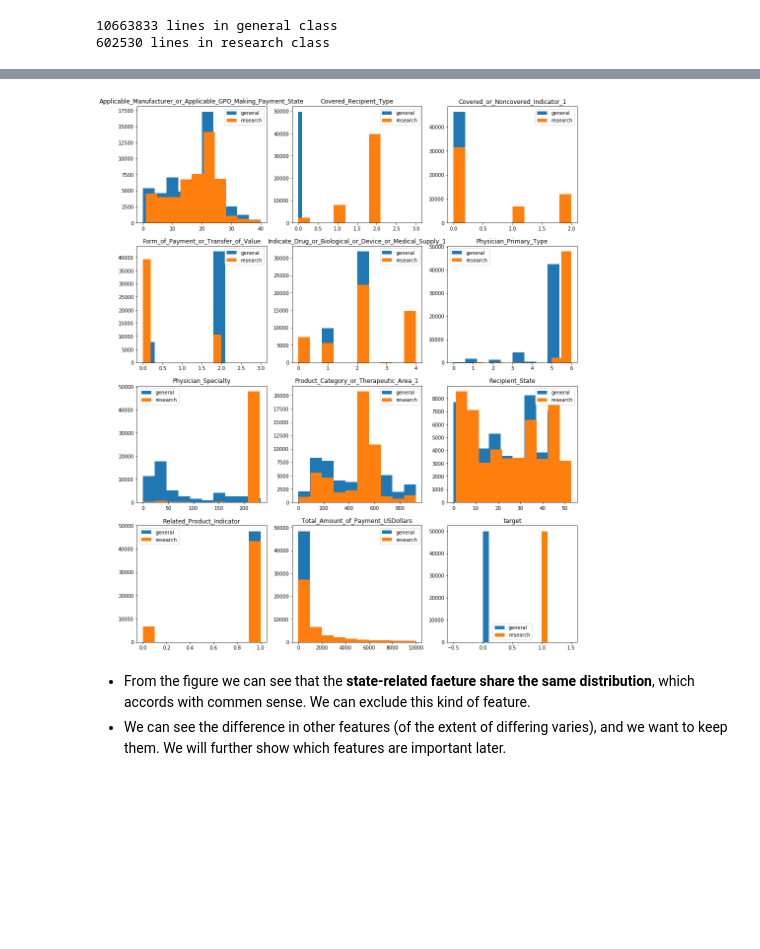
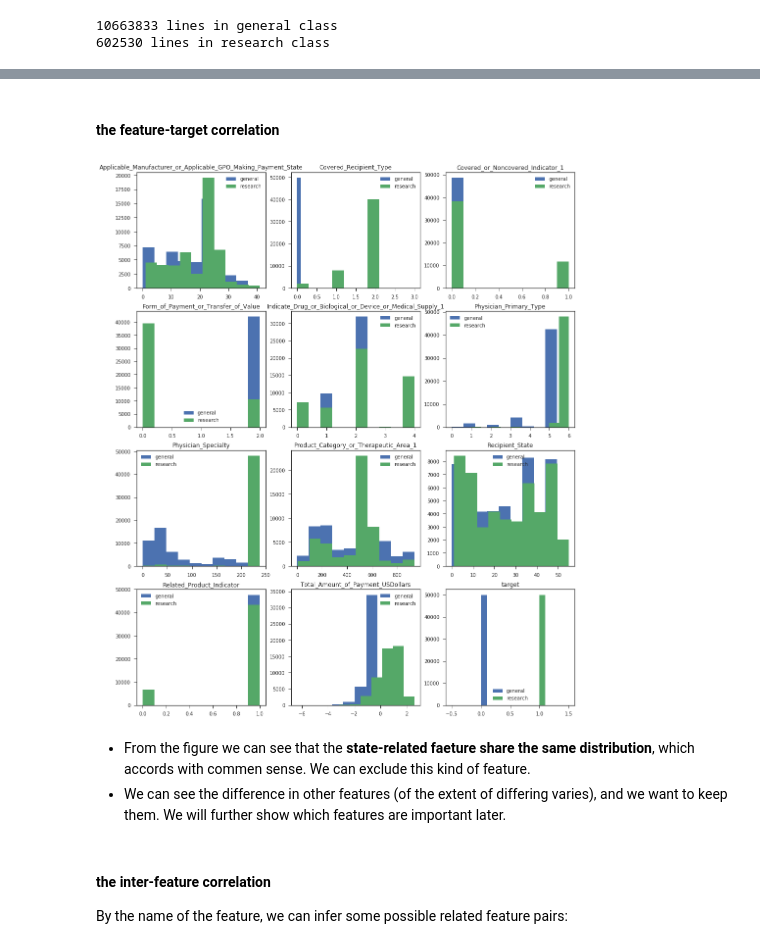
Before and after one commit to ZhaobinMo/COMS-W4995-Applied-ML, a Jupyter notebook: HW3/HW3.ipynb, the cells around one changed output, grey strips where cells are left out. Cells and saved outputs as stored; diff of their text form; code cells hidden in the pictures; blank space fills up the shorter version.

```diff
--- a/HW3/HW3.ipynb
+++ b/HW3/HW3.ipynb
@@ -52,8 +55,7 @@ owner.head(2)
 | 1 | UNCHANGED | 80522 | HUSAM | H | BALKHY | ... |
 # %%
 # head of research
-research = pd.read_csv(DATA_DIR +'/' + 'OP_DTL_RSRCH_PGYR2017_P01182019.csv',
-                     nrows = 100)
+research = pd.read_csv(DATA_DIR +'/' + 'OP_DTL_RSRCH_PGYR2017_P01182019.csv')
 research.head(2)
 # %% [output]
 |  | Change_Type | Covered_Recipient_Type | Noncovered_Recipient_Entity_Name | Teaching_Hospital_CCN | Teaching_Hospital_ID | ... |
@@ -208,8 +212,0 @@ research['target'] = 1
-# %%
-# concat the table and encode the feature for better visualization
-XY = pd.concat([general, research])
-
-# upper bound of the payment amount
-mask = XY.Total_Amount_of_Payment_USDollars>80000
-XY.loc[mask, 'Total_Amount_of_Payment_USDollars'] = 80000
-XY.Total_Amount_of_Payment_USDollars.hist()
@@ -230,0 +233,6 @@ XY.head()
+# %%
+pt = PowerTransformer(method='box-cox')
+pt.fit(XY.Total_Amount_of_Payment_USDollars.values.reshape(-1,1))
+XY['Total_Amount_of_Payment_USDollars'] = \
+    pt.transform(XY.Total_Amount_of_Payment_USDollars.values.reshape(-1,1))
+XY.Total_Amount_of_Payment_USDollars.hist()
@@ -230,0 +276,14 @@ XY.head()
+# %%
+# impute the NAN (1/2)
+# THE skelearn imputer will be used in later section
+XY['Applicable_Manufacturer_or_Applicable_GPO_Making_Payment_State'] = \
+    XY.Applicable_Manufacturer_or_Applicable_GPO_Making_Payment_State \
+    .fillna(XY.Applicable_Manufacturer_or_Applicable_GPO_Making_Payment_State.mode().iloc[0])
+
+XY['Covered_or_Noncovered_Indicator_1'] = \
+    XY.Covered_or_Noncovered_Indicator_1 \
+    .fillna(XY.Covered_or_Noncovered_Indicator_1.mode().iloc[0])
+
+# impute the NAN (2/2)
+XY = XY.fillna('NAN')
+XY.head()
@@ -259,21 +307,20 @@ Name: Total_Amount_of_Payment_USDollars, Length: 49917, dtype: float64
+# %% [markdown]
+#### the feature-target correlation
 # %%
 # plot the distribution of features for 2 class
 fig, ax = plt.subplots(nrows=4, ncols = 3, figsize = (16, 20))
 n_fig = 0
 for row in ax:
     for col in row:
         gen = XY.loc[XY.target==0, colnames[n_fig]]
         res = XY.loc[XY.target==1, colnames[n_fig]]
-        if colnames[n_fig] == 'Total_Amount_of_Payment_USDollars':# for better visuliazation
-            gen = gen[gen < 10000]
-            res = res[res < 10000]
         col.hist(gen)
         col.hist(res)
         col.axes.set_title(colnames[n_fig])
         col.axes.legend(['general','research'])
         n_fig += 1
 # %% [output]
-[figure, old version]
+[figure, new version]
 # %% [markdown]
 - From the figure we can see that the **state-related faeture share the same distribution**, which accords with commen sense. We can exclude this kind of feature.
 - We can see the difference in other features (of the extent of differing varies), and we want to keep them. We will further show which features are important later.
@@ -281,0 +327,3 @@ g = sns.pairplot(XY)
+# %% [markdown]
+#### the inter-feature correlation
+By the name of the feature, we can infer some possible related feature pairs:
```
Also changed, not shown: parts of 23 cells of this notebook.
